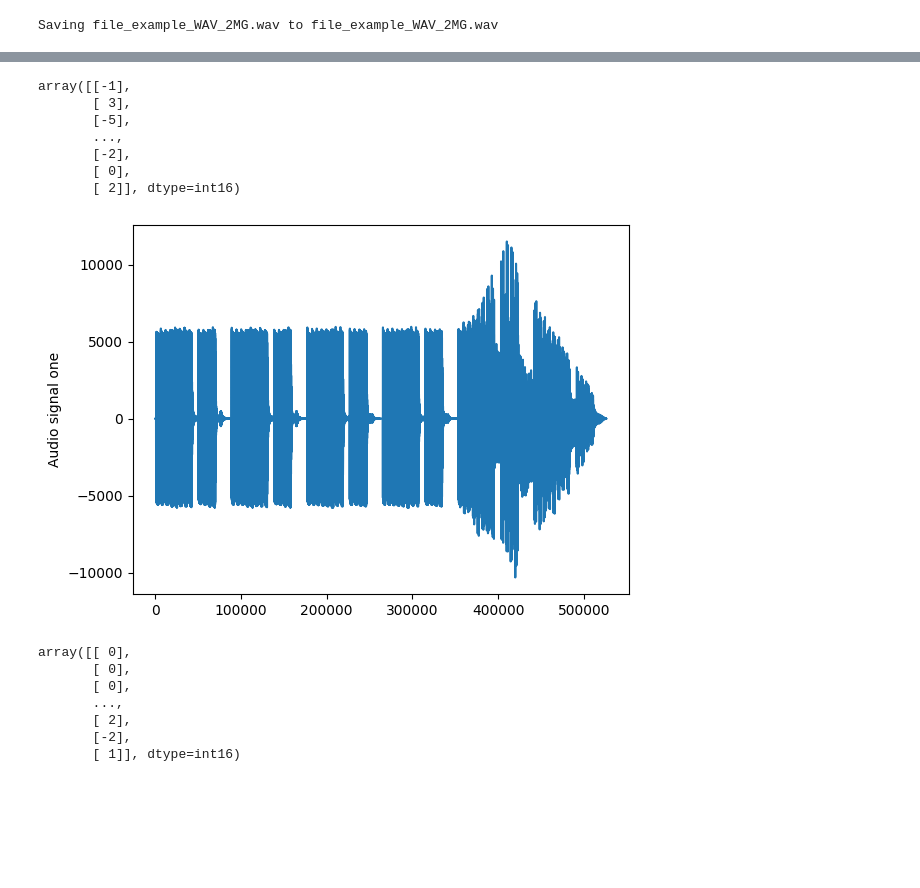
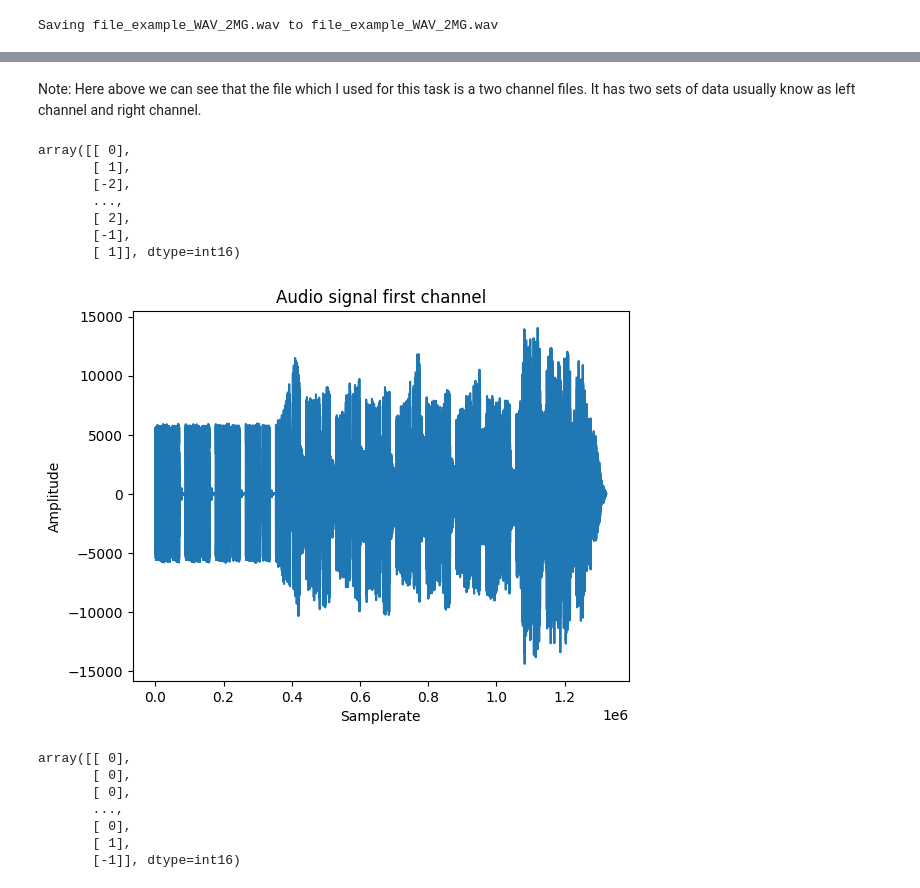
Before and after one commit to vanitaPalanki/AI_ML_Internship_Work, a Jupyter notebook: Int_1.ipynb, the cells around one changed output, grey strips where cells are left out. Saved outputs shown, nothing was run; the diff lists cells and outputs as text; code cells hidden in the pictures; blank space fills up the shorter version.

```diff
--- a/Int_1.ipynb
+++ b/Int_1.ipynb
@@ -17,6 +24,6 @@ IPython.display.Audio("file_example_WAV_2MG.wav")
 [interactive output not drawn]
 # %%
 from scipy.io import wavfile
-samplerate, data  = wavfile.read('file_example_WAV_2MG.wav')
+samplerate, data  = wavfile.read('/content/files/file_example_WAV_5MG.wav')
 print(samplerate, data)
 # %% [output]
@@ -66,20 +55,24 @@ plt.show()
+# %% [markdown]
+Note: Here above we can see that the file which I used for this task is a two channel files. It has two sets of data usually know as left channel and right channel.
 # %%
 column1 = data[:, :1]
 column1
 # %% [output]
-array([[-1],
-       [ 3],
-       [-5],
+array([[ 0],
+       [ 1],
+       [-2],
        ...,
-       [-2],
-       [ 0],
-       [ 2]], dtype=int16)
+       [ 2],
+       [-1],
+       [ 1]], dtype=int16)
 # %%
 plt.plot(column1)
-plt.ylabel('Audio signal one')
+plt.title('Audio signal first channel')
+plt.ylabel('Amplitude')
+plt.xlabel('Samplerate')
 plt.show()
 # %% [output]
-[figure, old version]
+[figure, new version]
 # %%
 column2 = data[:, 1:]
 column2
@@ -88,8 +81,8 @@ array([[ 0],
        [ 0],
        [ 0],
        ...,
-       [ 2],
-       [-2],
-       [ 1]], dtype=int16)
+       [ 0],
+       [ 1],
+       [-1]], dtype=int16)
 # %%
 plt.plot(column2)
```
Also changed, not shown: parts of 7 cells of this notebook.
